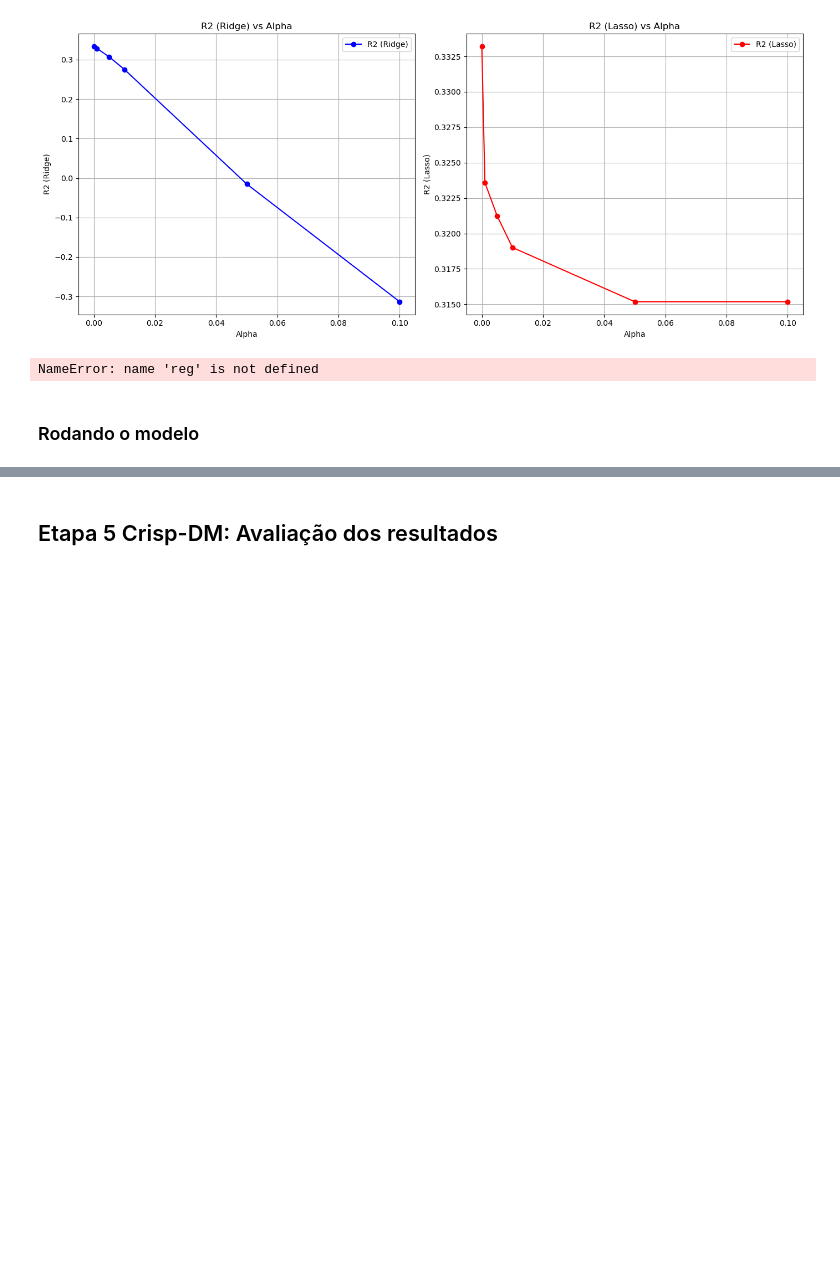
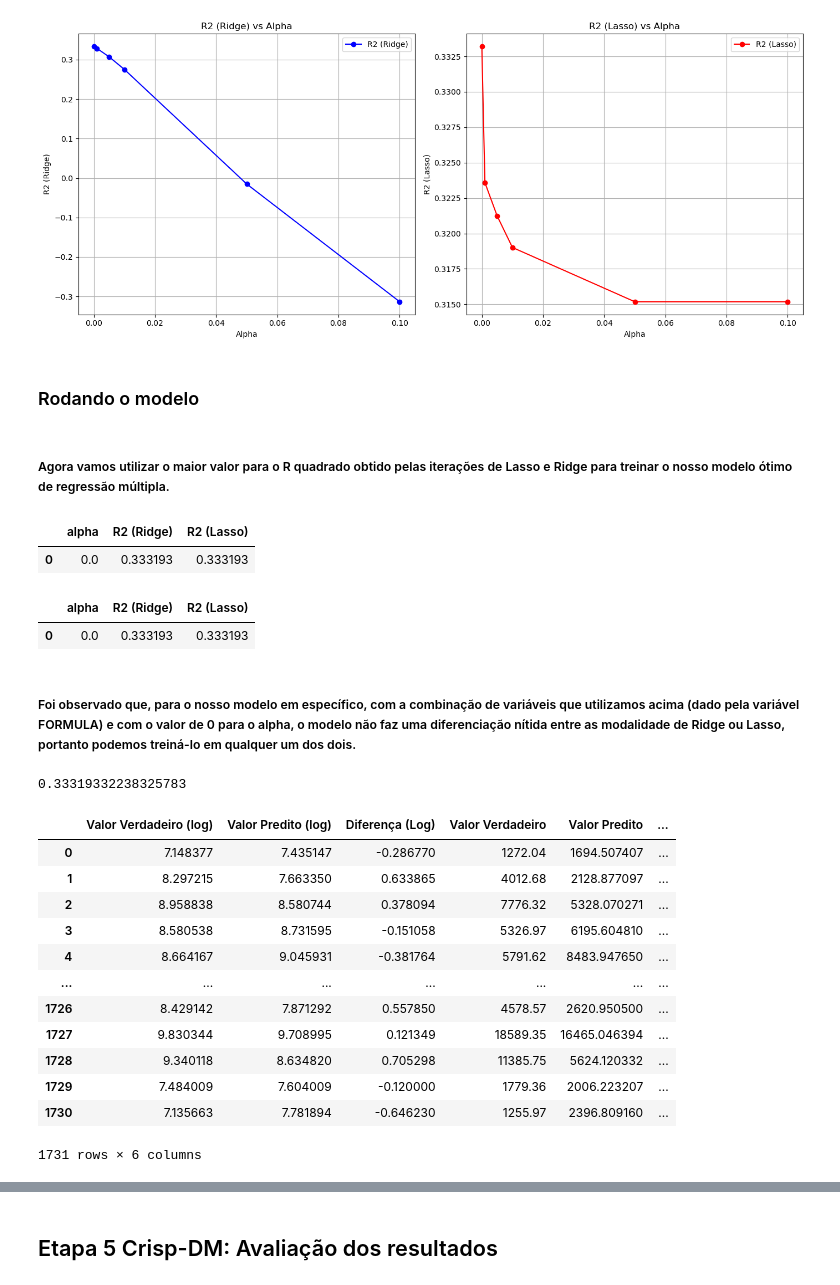
Before and after one commit to PedroHang/Income-Prediction-Model-Project, a Jupyter notebook: income_prediction.ipynb, the cells around one changed output, grey strips where cells are left out. Cells and saved outputs as stored; diff of their text form; code cells hidden in the pictures; blank space fills up the shorter version.

```diff
--- a/income_prediction.ipynb
+++ b/income_prediction.ipynb
@@ -294,7 +294,3 @@ plt.tight_layout()
 plt.show()
 # %% [output]
 [figure]
-# %%
-reg.summary()
-# %% [output]
-NameError: name 'reg' is not defined
@@ -305,2 +297,16 @@ plt.axhline(y=0, color='r', linestyle='--')
 # %% [markdown]
 ### Rodando o modelo
+# %% [markdown]
+##### Agora vamos utilizar o maior valor para o R quadrado obtido pelas iterações de Lasso e Ridge para treinar o nosso modelo ótimo de regressão múltipla.
+# %%
+tab[tab['R2 (Ridge)'] == tab['R2 (Ridge)'].max()]
+# %% [output]
+|  | alpha | R2 (Ridge) | R2 (Lasso) |
+| 0 | 0.0 | 0.333193 | 0.333193 |
+# %%
+tab[tab['R2 (Lasso)'] == tab['R2 (Lasso)'].max()]
+# %% [output]
+|  | alpha | R2 (Ridge) | R2 (Lasso) |
+| 0 | 0.0 | 0.333193 | 0.333193 |
+# %% [markdown]
+##### Foi observado que, para o nosso modelo em específico, com a combinação de variáveis que utilizamos acima (dado pela variável FORMULA) e com o valor de 0 para o alpha, o modelo não faz uma diferenciação nítida entre as modalidade de Ridge ou Lasso, portanto podemos treiná-lo em qualquer um dos dois.
@@ -306,0 +319,5 @@ plt.axhline(y=0, color='r', linestyle='--')
+# %%
+y_pred = reg.predict(X_test)
+r2_score(y_test, y_pred)
+# %% [output]
+0.33319332238325783
@@ -306,0 +335,16 @@ plt.axhline(y=0, color='r', linestyle='--')
+# %%
+predictions
+# %% [output]
+|  | Valor Verdadeiro (log) | Valor Predito (log) | Diferença (Log) | Valor Verdadeiro | Valor Predito | ... |
+| 0 | 7.148377 | 7.435147 | -0.286770 | 1272.04 | 1694.507407 | ... |
+| 1 | 8.297215 | 7.663350 | 0.633865 | 4012.68 | 2128.877097 | ... |
+| 2 | 8.958838 | 8.580744 | 0.378094 | 7776.32 | 5328.070271 | ... |
+| 3 | 8.580538 | 8.731595 | -0.151058 | 5326.97 | 6195.604810 | ... |
+| 4 | 8.664167 | 9.045931 | -0.381764 | 5791.62 | 8483.947650 | ... |
+| ... | ... | ... | ... | ... | ... | ... |
+| 1726 | 8.429142 | 7.871292 | 0.557850 | 4578.57 | 2620.950500 | ... |
+| 1727 | 9.830344 | 9.708995 | 0.121349 | 18589.35 | 16465.046394 | ... |
+| 1728 | 9.340118 | 8.634820 | 0.705298 | 11385.75 | 5624.120332 | ... |
+| 1729 | 7.484009 | 7.604009 | -0.120000 | 1779.36 | 2006.223207 | ... |
+| 1730 | 7.135663 | 7.781894 | -0.646230 | 1255.97 | 2396.809160 | ... |
+1731 rows × 6 columns
```
Also changed, not shown: parts of 11 cells of this notebook, 2 other files.
